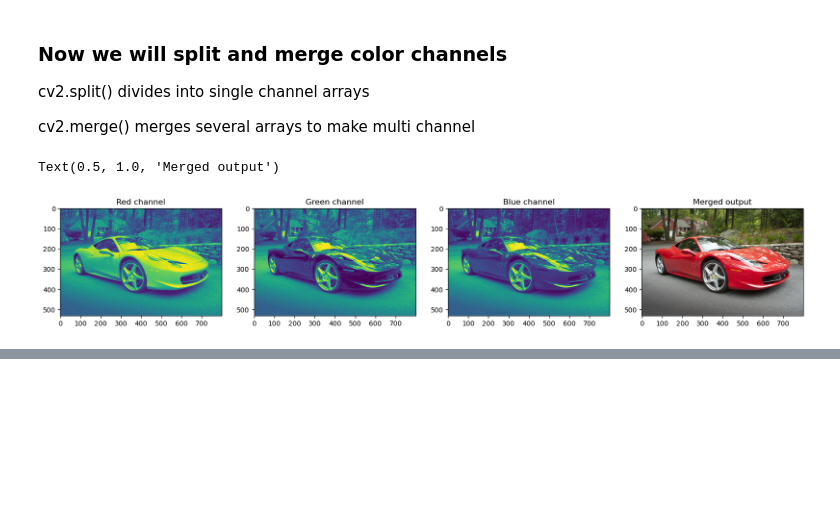
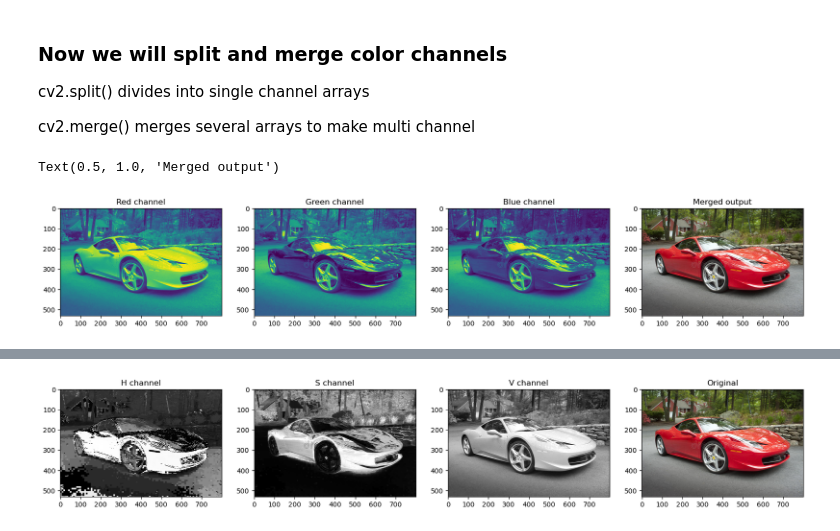
Before and after one commit to mitzu-93/hangul-recog, a Jupyter notebook: reading_images.ipynb, the cells around one changed output, grey strips where cells are left out. Drawn from its saved outputs; the diff is of its cells as text; code cells hidden in the pictures; blank space fills up the shorter version.

```diff
--- a/reading_images.ipynb
+++ b/reading_images.ipynb
@@ -125,0 +143,14 @@ cv2.cvtColor() converts an image from one color space to another.
+# %%
+img_hsv = cv2.cvtColor(img_ferrari_bgr, cv2.COLOR_BGR2HSV)
+#split img into bgr
+h,s,v = cv2.split(img_hsv)
+
+#show channels
+plt.figure(figsize=[20,5])
+#cmap gray actually makes it more clear what we are looking at.
+plt.subplot(141);plt.imshow(h, cmap='gray'); plt.title('H channel');
+plt.subplot(142);plt.imshow(s, cmap='gray'); plt.title('S channel');
+plt.subplot(143);plt.imshow(v, cmap='gray'); plt.title('V channel');
+plt.subplot(144);plt.imshow(ferrari_rgb, cmap='gray'); plt.title('Original');
+# %% [output]
+[figure, added]
```
Also changed, not shown: parts of 4 cells of this notebook, 1 other file.
